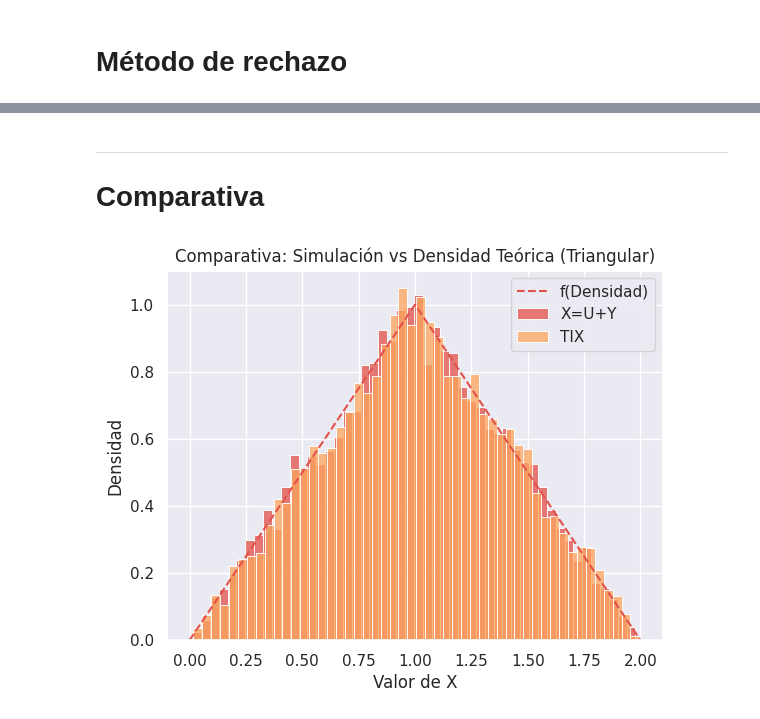
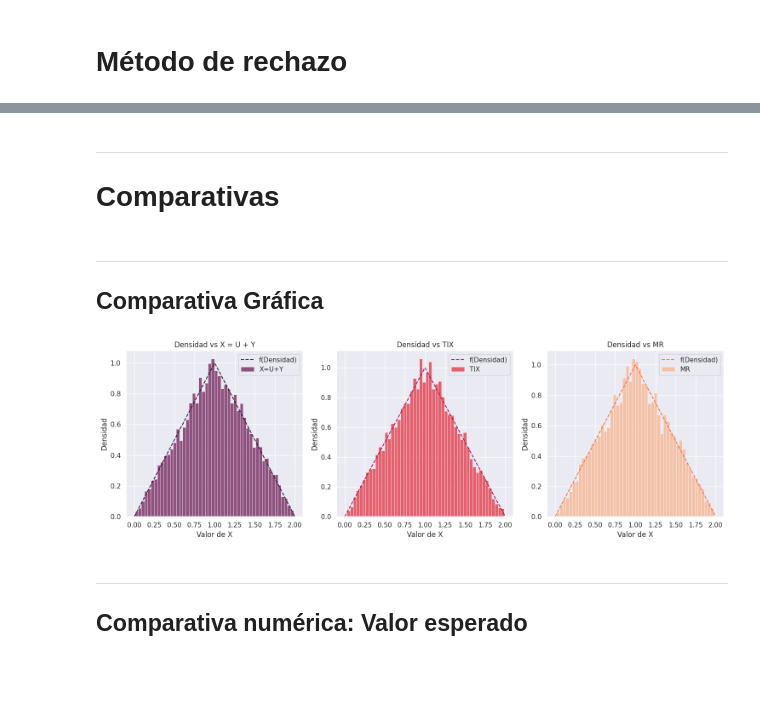
Before and after one commit to alvaro-mediina/modelos-y-simulacion-2025, a Jupyter notebook: tp5-var-aleatorias-continuas/Ejercicio-8.ipynb, the cells around one changed output, grey strips where cells are left out. Drawn from its saved outputs; the diff is of its cells as text; code cells hidden in the pictures; blank space fills up the shorter version.

```diff
--- a/tp5-var-aleatorias-continuas/Ejercicio-8.ipynb
+++ b/tp5-var-aleatorias-continuas/Ejercicio-8.ipynb
@@ -217,0 +272,3 @@ def TIX() -> float:
+# %% [markdown]
+---
+# Comparativas
@@ -218,28 +298,47 @@ def TIX() -> float:
 # %% [markdown]
 ---
-# Comparativa
+## Comparativa Gráfica
 # %%
 Nsim = 10_000
 
 x = np.linspace(0, 2, 1000)
 
 #X = U+Y
 X_sim = [two_uniforms() for _ in range(Nsim)]
 
 #Transformada inversa
 TIX_sim = [TIX() for _ in range(Nsim)]
 
-sns.set_palette("Spectral")
-sns.histplot(X_sim, bins=50, stat='density', label="X=U+Y")
-sns.histplot(TIX_sim, bins=50, stat='density', label="TIX")
+#Método de rechazo
+MR_sim = [MR() for _ in range(Nsim)]
 
-sns.lineplot(x=x, y=f(x), label="f(Densidad)", linestyle='--')
+pallete = sns.color_palette("rocket")
+fig, axes = plt.subplots(1, 3, figsize=(15, 5))
+sns.lineplot(x=x, y=f(x), label="f(Densidad)", linestyle='--', ax=axes[0], color=pallete[0])
+sns.histplot(X_sim, bins=50, stat='density', label="X=U+Y", ax=axes[0], color=pallete[1])
+axes[0].set_title("Densidad vs X = U + Y")
+axes[0].legend()
+axes[0].set_xlabel("Valor de X")
+axes[0].set_ylabel("Densidad")
 
-# Títulos y leyenda
-plt.title("Comparativa: Simulación vs Densidad Teórica (Triangular)")
-plt.xlabel("Valor de X")
-plt.ylabel("Densidad")
-plt.legend()
+sns.lineplot(x=x, y=f(x), label="f(Densidad)", linestyle='--', ax=axes[1], color=pallete[2])
+sns.histplot(TIX_sim, bins=50, stat='density', label="TIX", ax=axes[1], color=pallete[3])
+axes[1].set_title("Densidad vs TIX")
+axes[1].legend()
+axes[1].set_xlabel("Valor de X")
+axes[1].set_ylabel("Densidad")
+
+sns.lineplot(x=x, y=f(x), label="f(Densidad)", linestyle='--', ax=axes[2], color=pallete[4])
+sns.histplot(MR_sim, bins=50, stat='density', label="MR", ax=axes[2], color=pallete[5])
+axes[2].set_title("Densidad vs MR")
+axes[2].legend()
+axes[2].set_xlabel("Valor de X")
+axes[2].set_ylabel("Densidad")
+
+plt.tight_layout()
 plt.show()
 # %% [output]
-[figure, old version]
+[figure, new version]
+# %% [markdown]
+---
+## Comparativa numérica: Valor esperado
```
Also changed, not shown: parts of 7 cells of this notebook.
